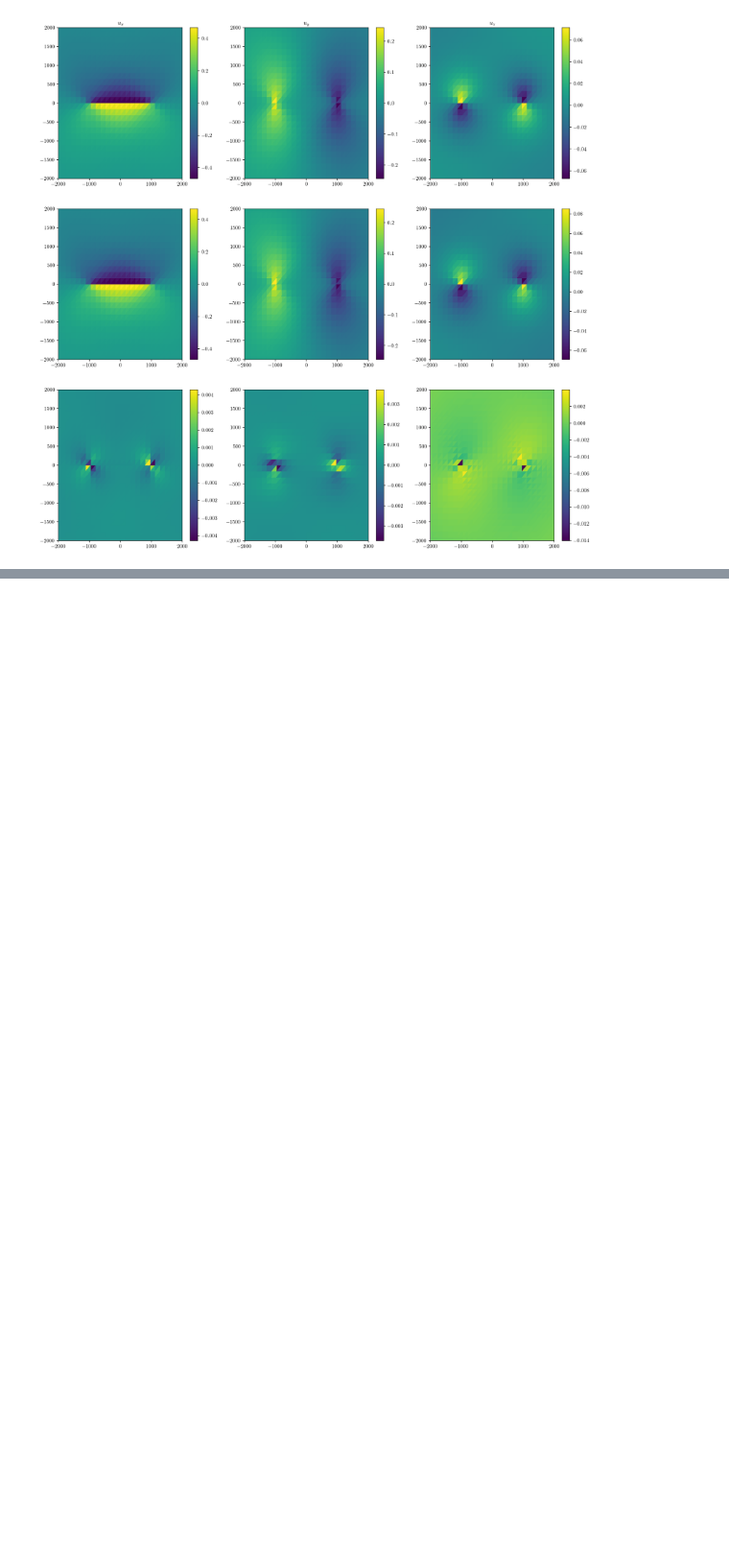
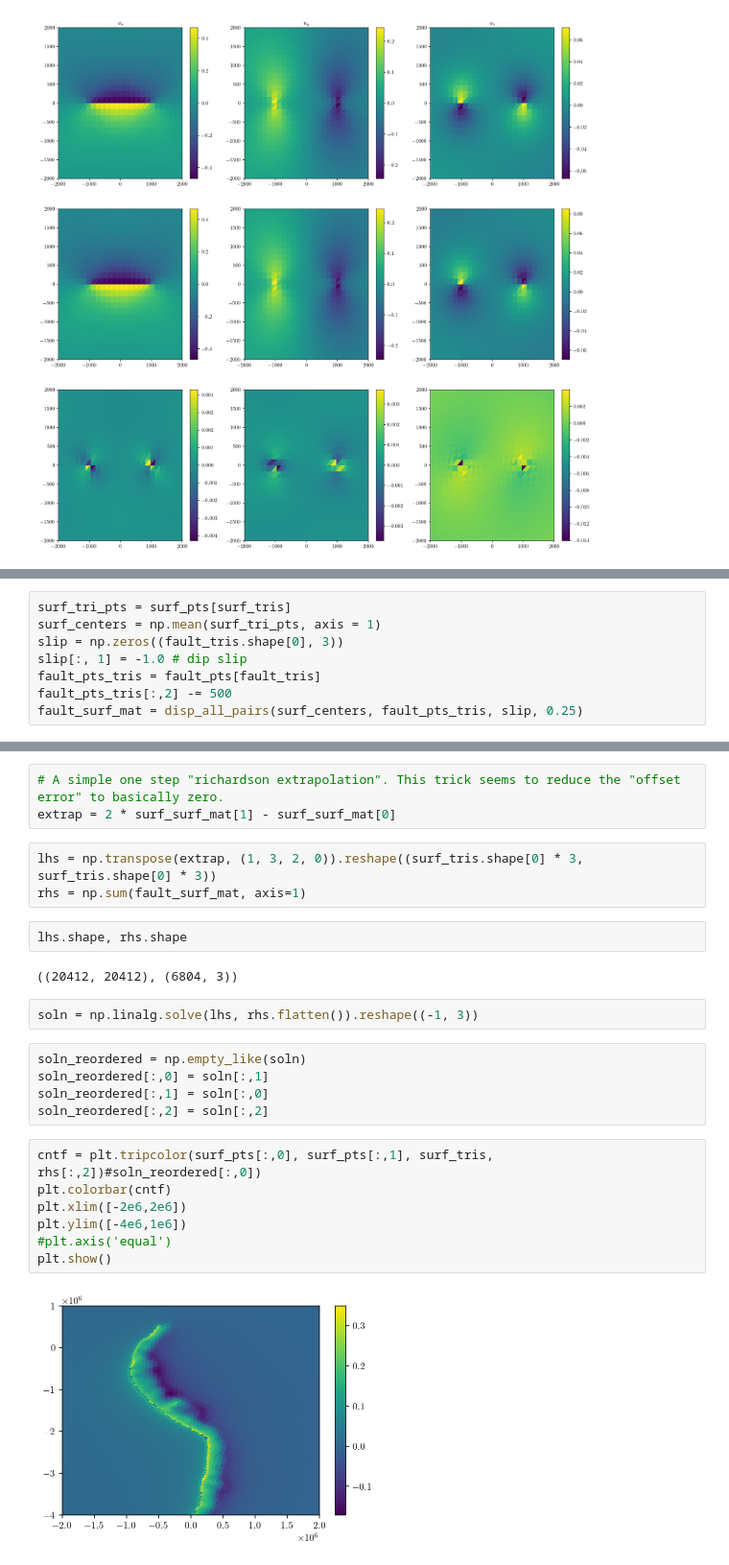
Before and after one commit to tbenthompson/tectosaur2, a Jupyter notebook: sa_tdes.ipynb, the cells around one changed output, grey strips where cells are left out. Shown at 96% size. Saved outputs shown, nothing was run; the diff lists cells and outputs as text; blank space fills up the shorter version.

```diff
--- a/sa_tdes.ipynb
+++ b/sa_tdes.ipynb
@@ -227,0 +246,8 @@ plt.show()
+# %%
+surf_tri_pts = surf_pts[surf_tris]
+surf_centers = np.mean(surf_tri_pts, axis = 1)
+slip = np.zeros((fault_tris.shape[0], 3))
+slip[:, 1] = -1.0 # dip slip
+fault_pts_tris = fault_pts[fault_tris]
+fault_pts_tris[:,2] -= 500
+fault_surf_mat = disp_all_pairs(surf_centers, fault_pts_tris, slip, 0.25)
@@ -227,0 +268,26 @@ plt.show()
+# %%
+# A simple one step "richardson extrapolation". This trick seems to reduce the "offset error" to basically zero.
+extrap = 2 * surf_surf_mat[1] - surf_surf_mat[0]
+# %%
+lhs = np.transpose(extrap, (1, 3, 2, 0)).reshape((surf_tris.shape[0] * 3, surf_tris.shape[0] * 3))
+rhs = np.sum(fault_surf_mat, axis=1)
+# %%
+lhs.shape, rhs.shape
+# %% [output]
+((20412, 20412), (6804, 3))
+# %%
+soln = np.linalg.solve(lhs, rhs.flatten()).reshape((-1, 3))
+# %%
+soln_reordered = np.empty_like(soln)
+soln_reordered[:,0] = soln[:,1]
+soln_reordered[:,1] = soln[:,0]
+soln_reordered[:,2] = soln[:,2]
+# %%
+cntf = plt.tripcolor(surf_pts[:,0], surf_pts[:,1], surf_tris, rhs[:,2])#soln_reordered[:,0])
+plt.colorbar(cntf)
+plt.xlim([-2e6,2e6])
+plt.ylim([-4e6,1e6])
+#plt.axis('equal')
+plt.show()
+# %% [output]
+[figure, added]
```
Also changed, not shown: parts of 6 cells of this notebook, 4 other files.
